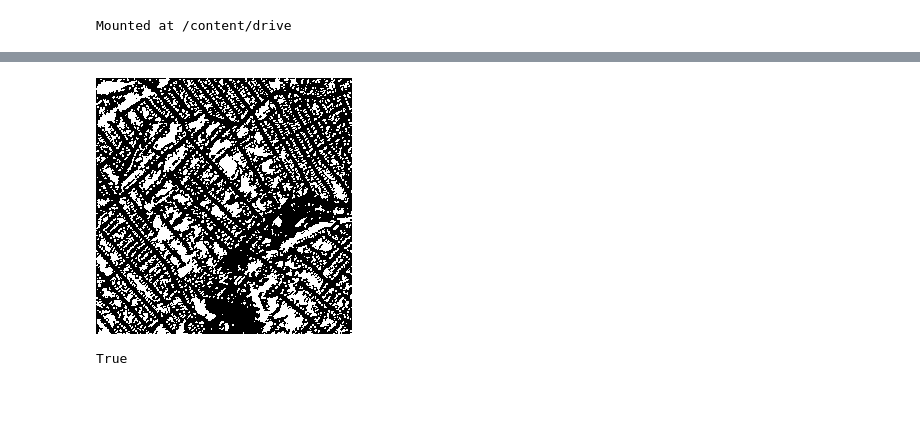
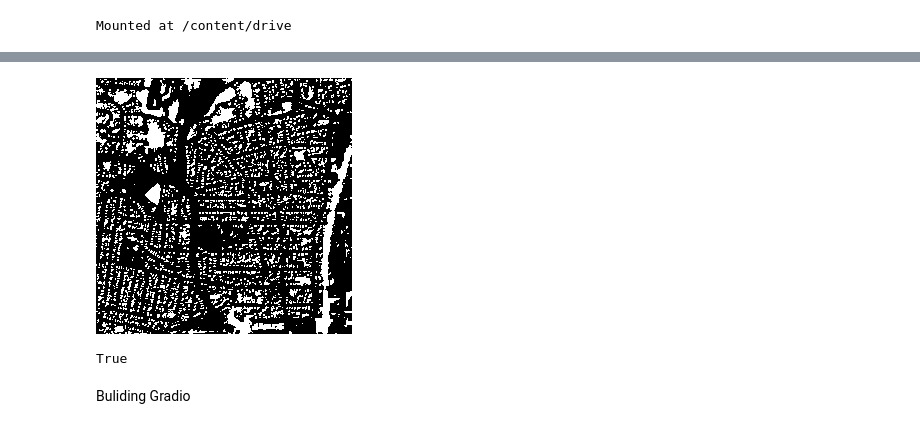
Before and after one commit to Paushi2003/Building_Footprint_Extraction, a Jupyter notebook: Image_Segmentation_2.ipynb, the cells around one changed output, grey strips where cells are left out. Saved outputs shown, nothing was run; the diff lists cells and outputs as text; code cells hidden in the pictures; blank space fills up the shorter version.

```diff
--- a/Image_Segmentation_2.ipynb
+++ b/Image_Segmentation_2.ipynb
@@ -121,5 +121,6 @@ model.fit(X_train, y_train, epochs=50, batch_size=5)
 model.save('drive/My Drive/building_footprint_extraction_model.h5')
 model.save('drive/My Drive/building_footprint_extraction_model.keras')
 # %%
-model = load_model('drive/My Drive/building_footprint_extraction_model.h5')
+# model = load_model('drive/My Drive/building_footprint_extraction_model.h5')
+model = load_model('/content/drive/MyDrive/Colab Notebooks/building_footprint_extraction_model.h5')
 model.summary()
@@ -126,5 +145,5 @@ model.summary()
 # %%
-img = load_img('/content/22828930_15.png', target_size=(256, 256))
+img = load_img('/content/23429080_15.png', target_size=(256, 256))
 img_array = img_to_array(img)
 img_array = img_array.reshape((1, 256, 256, 3))
 img_array = img_array / 255.0
@@ -139,4 +158,4 @@ cv2.imwrite('output.jpg',predicted_image)
-[figure, old version]
+[figure, new version]
 True
 # %%
 threshold = 0.5
@@ -168,0 +185,2 @@ plt.show()
+# %% [markdown]
+Buliding Gradio
```
Also changed, not shown: parts of 8 cells of this notebook.
